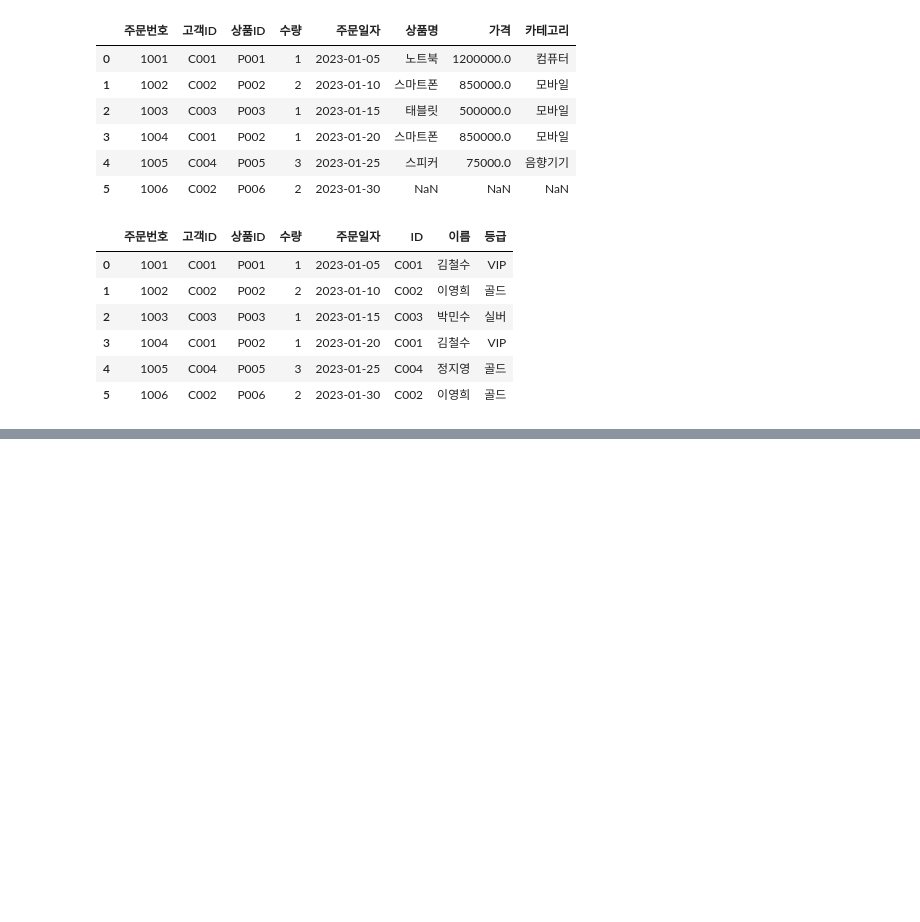
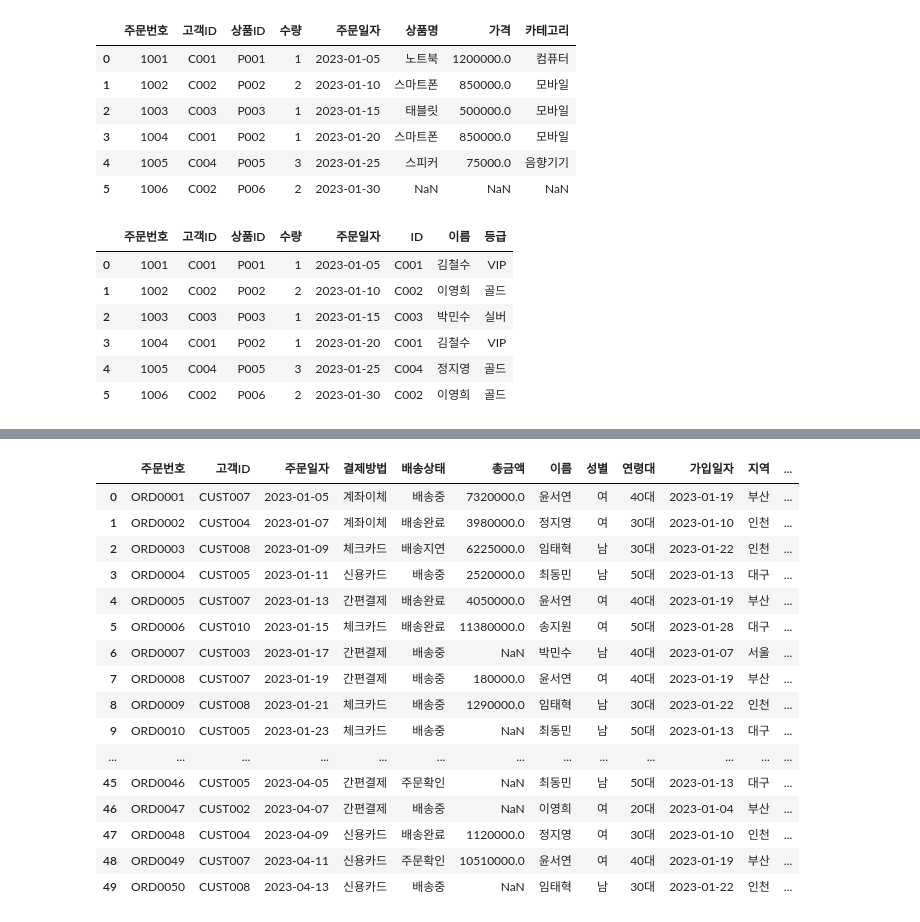
Before and after one commit to baesisi3648/TIL, a Jupyter notebook: 데이터분석/02-pandas2.ipynb, the cells around one changed output, grey strips where cells are left out. Drawn from its saved outputs; the diff is of its cells as text; code cells hidden in the pictures; blank space fills up the shorter version.

```diff
--- a/데이터분석/02-pandas2.ipynb
+++ b/데이터분석/02-pandas2.ipynb
@@ -753,0 +788,19 @@ satisfaction = pd.DataFrame({
+# %%
+# order_details 에서 총금액 -> 그룹핑후 orders에 총 주문금액 컬럼 추가
+
+# 1. 총 주문금액 계산 => 수량 * 가격 * (1 - 할인율)
+total_series = order_details['수량'] * order_details['가격'] * (1 - order_details['할인율'])
+
+order_details['총금액'] = total_series
+
+order_details
+
+# 2. 주문별 합계 계산 ->  order_totals DF 테이블 생성
+order_totals = order_details.groupby('주문번호')['총금액'].sum().reset_index()
+order_totals
+
+
+#. 3. orders 와 order_totals 결합
+order_with_tatals = orders.merge(order_totals, on='주문번호', how='left')
+
+order_with_tatals.head(10)
@@ -753,0 +847,27 @@ satisfaction = pd.DataFrame({
+# %%
+# 배송정보 추가
+full_orders = orders_customers.merge(shipping, on='주문번호')
+full_orders.head()
+
+# 배송 소요일 추가(timedelta -> int)
+full_orders['배송소요일'] = (full_orders['출고일자'] - full_orders['주문일자']).dt.days
+
+full_orders
+# %% [output]
+|  | 주문번호 | 고객ID | 주문일자 | 결제방법 | 배송상태 | 총금액 | 이름 | 성별 | 연령대 | 가입일자 | 지역 | ... |
+| 0 | ORD0001 | CUST007 | 2023-01-05 | 계좌이체 | 배송중 | 7320000.0 | 윤서연 | 여 | 40대 | 2023-01-19 | 부산 | ... |
+| 1 | ORD0002 | CUST004 | 2023-01-07 | 계좌이체 | 배송완료 | 3980000.0 | 정지영 | 여 | 30대 | 2023-01-10 | 인천 | ... |
+| 2 | ORD0003 | CUST008 | 2023-01-09 | 체크카드 | 배송지연 | 6225000.0 | 임태혁 | 남 | 30대 | 2023-01-22 | 인천 | ... |
+| 3 | ORD0004 | CUST005 | 2023-01-11 | 신용카드 | 배송중 | 2520000.0 | 최동민 | 남 | 50대 | 2023-01-13 | 대구 | ... |
+| 4 | ORD0005 | CUST007 | 2023-01-13 | 간편결제 | 배송완료 | 4050000.0 | 윤서연 | 여 | 40대 | 2023-01-19 | 부산 | ... |
+| 5 | ORD0006 | CUST010 | 2023-01-15 | 체크카드 | 배송완료 | 11380000.0 | 송지원 | 여 | 50대 | 2023-01-28 | 대구 | ... |
+| 6 | ORD0007 | CUST003 | 2023-01-17 | 간편결제 | 배송중 | NaN | 박민수 | 남 | 40대 | 2023-01-07 | 서울 | ... |
+| 7 | ORD0008 | CUST007 | 2023-01-19 | 간편결제 | 배송중 | 180000.0 | 윤서연 | 여 | 40대 | 2023-01-19 | 부산 | ... |
+| 8 | ORD0009 | CUST008 | 2023-01-21 | 체크카드 | 배송중 | 1290000.0 | 임태혁 | 남 | 30대 | 2023-01-22 | 인천 | ... |
+| 9 | ORD0010 | CUST005 | 2023-01-23 | 체크카드 | 배송중 | NaN | 최동민 | 남 | 50대 | 2023-01-13 | 대구 | ... |
+| ... | ... | ... | ... | ... | ... | ... | ... | ... | ... | ... | ... | ... |
+| 45 | ORD0046 | CUST005 | 2023-04-05 | 간편결제 | 주문확인 | NaN | 최동민 | 남 | 50대 | 2023-01-13 | 대구 | ... |
+| 46 | ORD0047 | CUST002 | 2023-04-07 | 간편결제 | 배송중 | NaN | 이영희 | 여 | 20대 | 2023-01-04 | 부산 | ... |
+| 47 | ORD0048 | CUST004 | 2023-04-09 | 신용카드 | 배송완료 | 1120000.0 | 정지영 | 여 | 30대 | 2023-01-10 | 인천 | ... |
+| 48 | ORD0049 | CUST007 | 2023-04-11 | 신용카드 | 주문확인 | 10510000.0 | 윤서연 | 여 | 40대 | 2023-01-19 | 부산 | ... |
+| 49 | ORD0050 | CUST008 | 2023-04-13 | 신용카드 | 배송중 | NaN | 임태혁 | 남 | 30대 | 2023-01-22 | 인천 | ... |
```
Also changed, not shown: parts of 20 cells of this notebook, 4 other files.
